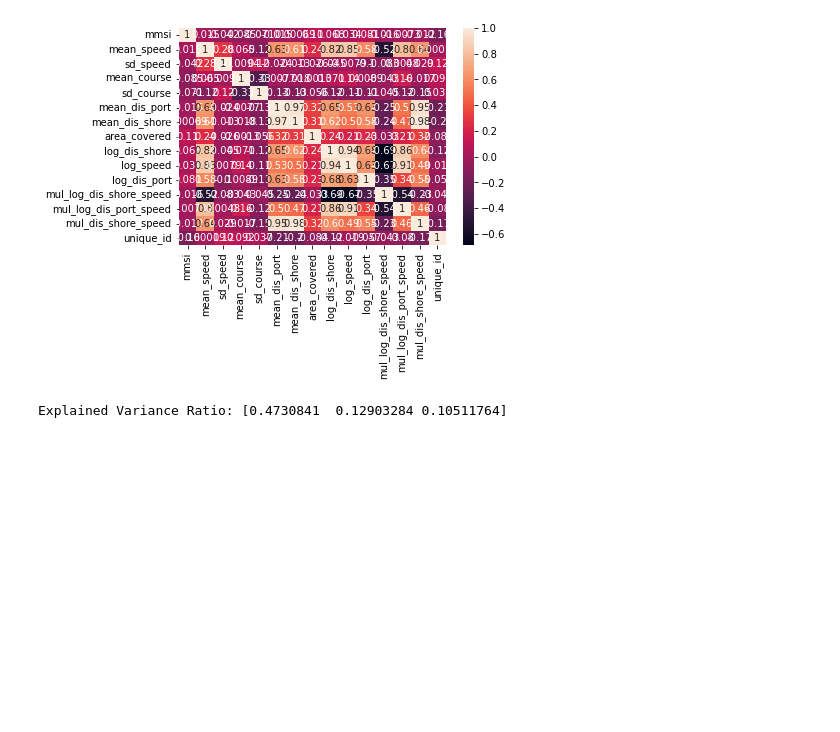
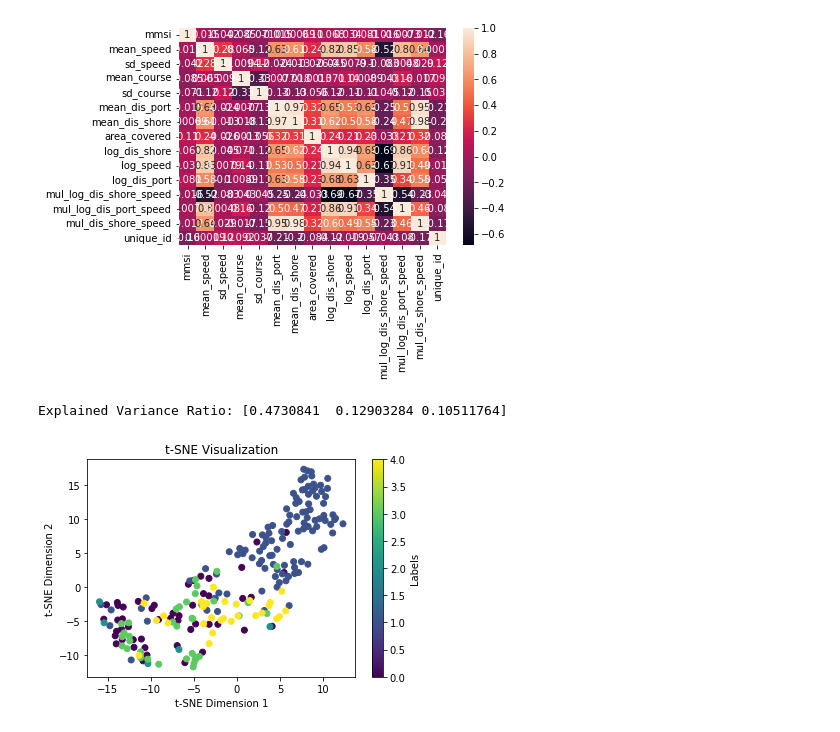
Before and after one commit to VitthalGupta/marine-enhancement, a Jupyter notebook: Codes/data_cleaning.ipynb, the cells around one changed output. Cells and saved outputs as stored; diff of their text form; code cells hidden in the pictures; blank space fills up the shorter version.

```diff
--- a/Codes/data_cleaning.ipynb
+++ b/Codes/data_cleaning.ipynb
@@ -288,0 +403,37 @@ Explained Variance Ratio: [0.4730841  0.12903284 0.10511764]
+# %%
+from sklearn.discriminant_analysis import LinearDiscriminantAnalysis
+from sklearn.manifold import TSNE
+import matplotlib.pyplot as plt
+
+
+df_stiched = pd.read_csv('../Data/csv/boat_type_features.csv')
+
+
+# Separating the features from the dataframe
+features = ['mean_speed', 'sd_speed', 'mean_course', 'sd_course', 'mean_dis_port', 'mean_dis_shore', 'area_covered',
+            'log_dis_shore', 'log_speed', 'log_dis_port', 'mul_log_dis_shore_speed', 'mul_log_dis_port_speed', 'mul_dis_shore_speed']
+X = df_stiched.loc[:, features].values
+
+# Separating out the target
+y = df_stiched.loc[:, ['unique_id']].values.ravel()  # Reshape y to 1D array
+
+# Standardizing the features
+X = StandardScaler().fit_transform(X)
+
+# Applying Linear Discriminant Analysis (LDA)
+lda = LinearDiscriminantAnalysis(n_components=3)
+lda_components = lda.fit_transform(X, y)
+
+# Applying t-SNE to reduce the dimensionality of the LDA components
+tsne = TSNE(n_components=2, random_state=42)
+X_tsne = tsne.fit_transform(lda_components)
+
+# Create a scatter plot of the t-SNE transformed data
+plt.scatter(X_tsne[:, 0], X_tsne[:, 1], c=y, cmap='viridis')
+plt.colorbar(label='Labels')
+plt.xlabel('t-SNE Dimension 1')
+plt.ylabel('t-SNE Dimension 2')
+plt.title('t-SNE Visualization')
+plt.show()
+# %% [output]
+[figure, added]
```
Also changed, not shown: parts of 14 cells of this notebook, 2 other files.
